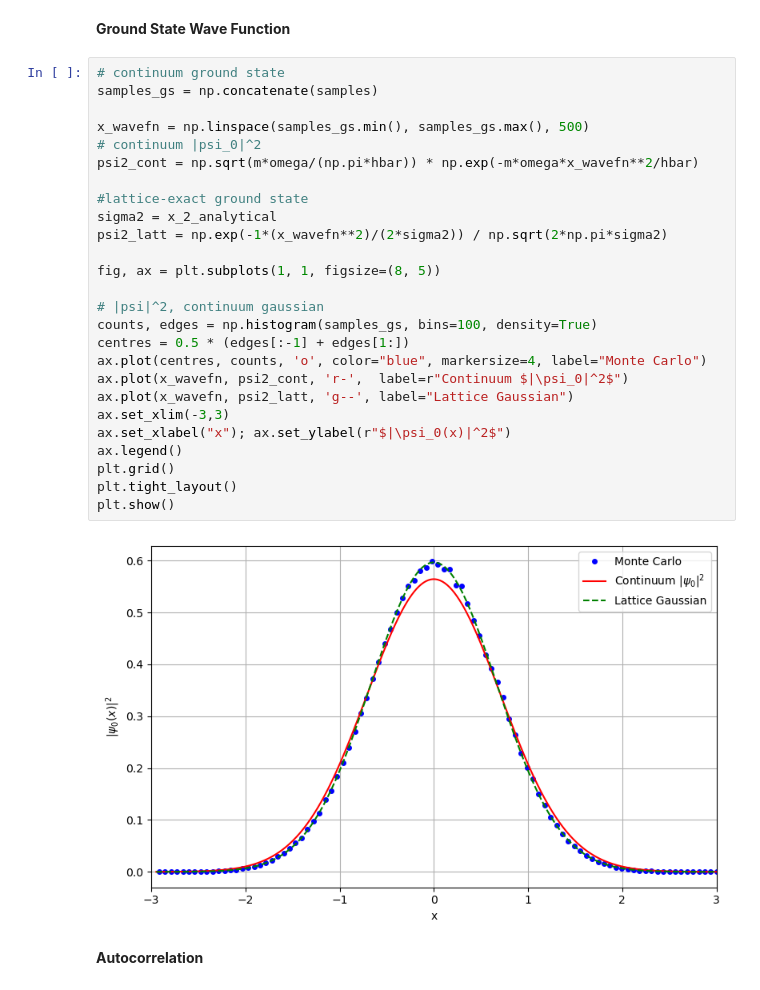
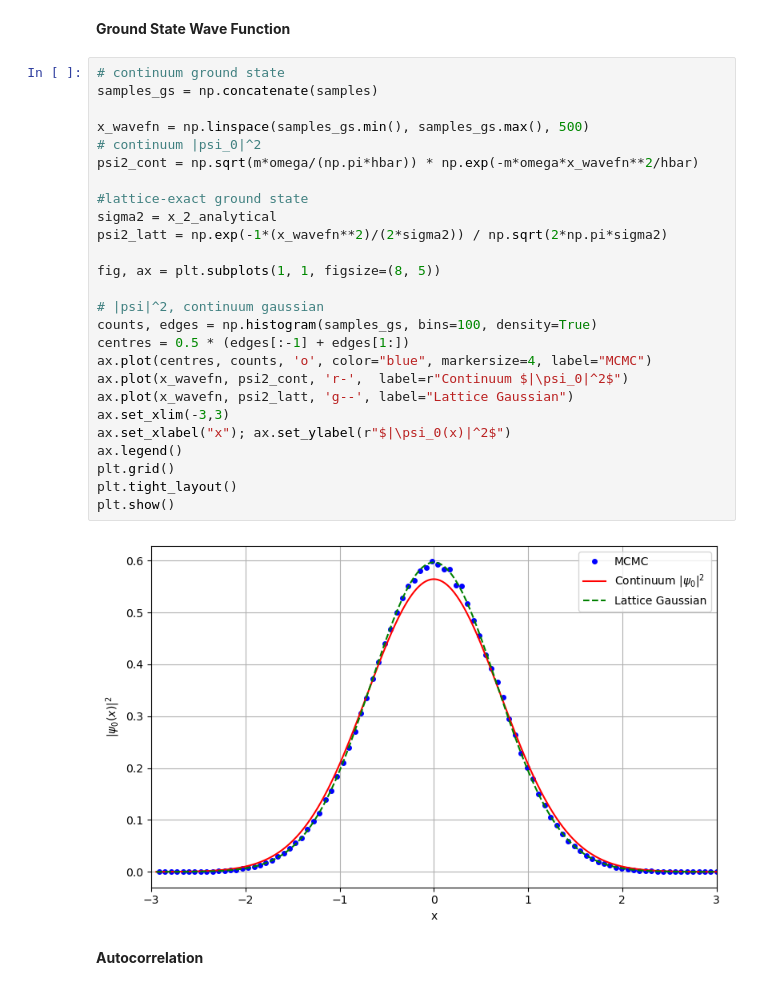
Before and after one commit to phillyyymcd/SHP_QuantumHarmonicOscillator, a Jupyter notebook: SHP.ipynb, the cells around one changed output. Saved outputs shown, nothing was run; the diff lists cells and outputs as text.

```diff
--- a/SHP.ipynb
+++ b/SHP.ipynb
@@ -140,31 +147,31 @@ plt.show()
 # %%
 # continuum ground state
 samples_gs = np.concatenate(samples)
 
 x_wavefn = np.linspace(samples_gs.min(), samples_gs.max(), 500)
 # continuum |psi_0|^2
 psi2_cont = np.sqrt(m*omega/(np.pi*hbar)) * np.exp(-m*omega*x_wavefn**2/hbar)
 
 #lattice-exact ground state
 sigma2 = x_2_analytical
 psi2_latt = np.exp(-1*(x_wavefn**2)/(2*sigma2)) / np.sqrt(2*np.pi*sigma2)
 
 fig, ax = plt.subplots(1, 1, figsize=(8, 5))
 
 # |psi|^2, continuum gaussian
 counts, edges = np.histogram(samples_gs, bins=100, density=True)
 centres = 0.5 * (edges[:-1] + edges[1:])
-ax.plot(centres, counts, 'o', color="blue", markersize=4, label="Monte Carlo")
+ax.plot(centres, counts, 'o', color="blue", markersize=4, label="MCMC")
 ax.plot(x_wavefn, psi2_cont, 'r-',  label=r"Continuum $|\psi_0|^2$")
 ax.plot(x_wavefn, psi2_latt, 'g--', label="Lattice Gaussian")
 ax.set_xlim(-3,3)
 ax.set_xlabel("x"); ax.set_ylabel(r"$|\psi_0(x)|^2$")
 ax.legend()
 plt.grid()
 plt.tight_layout()
 plt.show()
 # %% [output]
-[figure, old version]
+[figure, new version]
 # %% [markdown]
 **Autocorrelation**
 # %%
```
Also changed, not shown: parts of 7 cells of this notebook, 1 other file.
